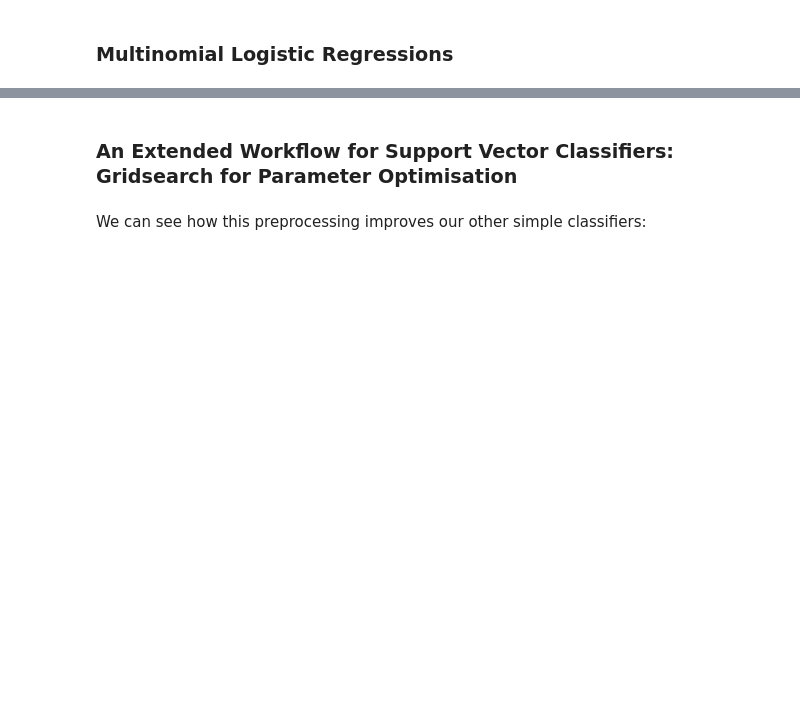
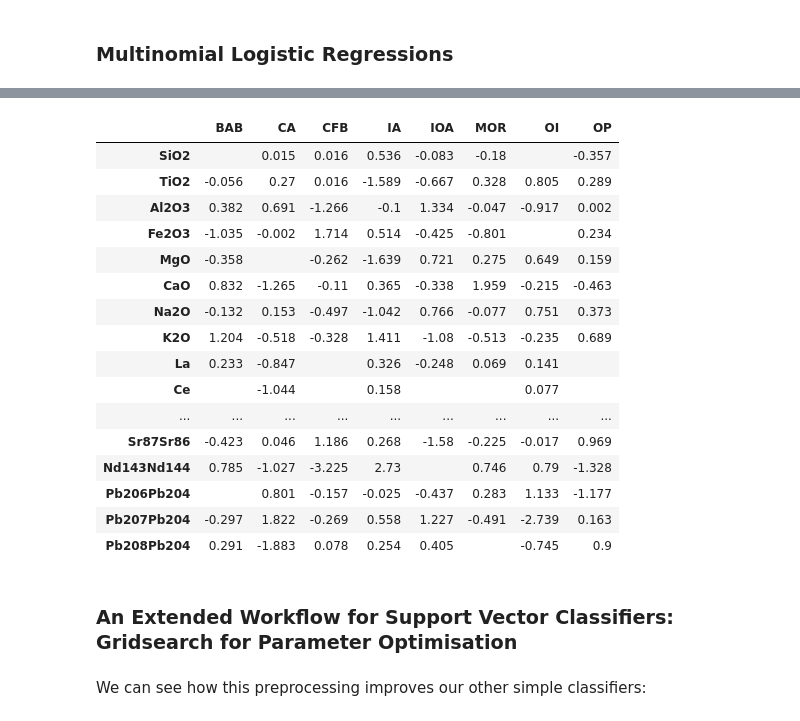
Before and after one commit to morganjwilliams/aegc2019, a Jupyter notebook: notebooks/3_Classifiers_ClassifierModels.ipynb, the cells around one changed output, grey strips where cells are left out. Drawn from its saved outputs; the diff is of its cells as text; code cells hidden in the pictures; blank space fills up the shorter version.

```diff
--- a/notebooks/3_Classifiers_ClassifierModels.ipynb
+++ b/notebooks/3_Classifiers_ClassifierModels.ipynb
@@ -152,3 +156,25 @@ table.style.background_gradient(cmap="Blues", axis=1)
+# %%
+coefs = pd.DataFrame(data=lr.coef_, index=lr.classes_, columns = X.columns).T
+coefs.style.format(lambda x: "" if np.isclose(x, 0) else np.round(x, 3)
+                  ).background_gradient(cmap='viridis', axis=None)
+# %% [output]
+|  | BAB | CA | CFB | IA | IOA | MOR | OI | OP |
+| SiO2 |  | 0.015 | 0.016 | 0.536 | -0.083 | -0.18 |  | -0.357 |
+| TiO2 | -0.056 | 0.27 | 0.016 | -1.589 | -0.667 | 0.328 | 0.805 | 0.289 |
+| Al2O3 | 0.382 | 0.691 | -1.266 | -0.1 | 1.334 | -0.047 | -0.917 | 0.002 |
+| Fe2O3 | -1.035 | -0.002 | 1.714 | 0.514 | -0.425 | -0.801 |  | 0.234 |
+| MgO | -0.358 |  | -0.262 | -1.639 | 0.721 | 0.275 | 0.649 | 0.159 |
+| CaO | 0.832 | -1.265 | -0.11 | 0.365 | -0.338 | 1.959 | -0.215 | -0.463 |
+| Na2O | -0.132 | 0.153 | -0.497 | -1.042 | 0.766 | -0.077 | 0.751 | 0.373 |
+| K2O | 1.204 | -0.518 | -0.328 | 1.411 | -1.08 | -0.513 | -0.235 | 0.689 |
+| La | 0.233 | -0.847 |  | 0.326 | -0.248 | 0.069 | 0.141 |  |
+| Ce |  | -1.044 |  | 0.158 |  |  | 0.077 |  |
+| ... | ... | ... | ... | ... | ... | ... | ... | ... |
+| Sr87Sr86 | -0.423 | 0.046 | 1.186 | 0.268 | -1.58 | -0.225 | -0.017 | 0.969 |
+| Nd143Nd144 | 0.785 | -1.027 | -3.225 | 2.73 |  | 0.746 | 0.79 | -1.328 |
+| Pb206Pb204 |  | 0.801 | -0.157 | -0.025 | -0.437 | 0.283 | 1.133 | -1.177 |
+| Pb207Pb204 | -0.297 | 1.822 | -0.269 | 0.558 | 1.227 | -0.491 | -2.739 | 0.163 |
+| Pb208Pb204 | 0.291 | -1.883 | 0.078 | 0.254 | 0.405 |  | -0.745 | 0.9 |
 # %% [markdown]
 ### An Extended Workflow for Support Vector Classifiers: Gridsearch for Parameter Optimisation
 # %%
```
Also changed, not shown: parts of 17 cells of this notebook.
